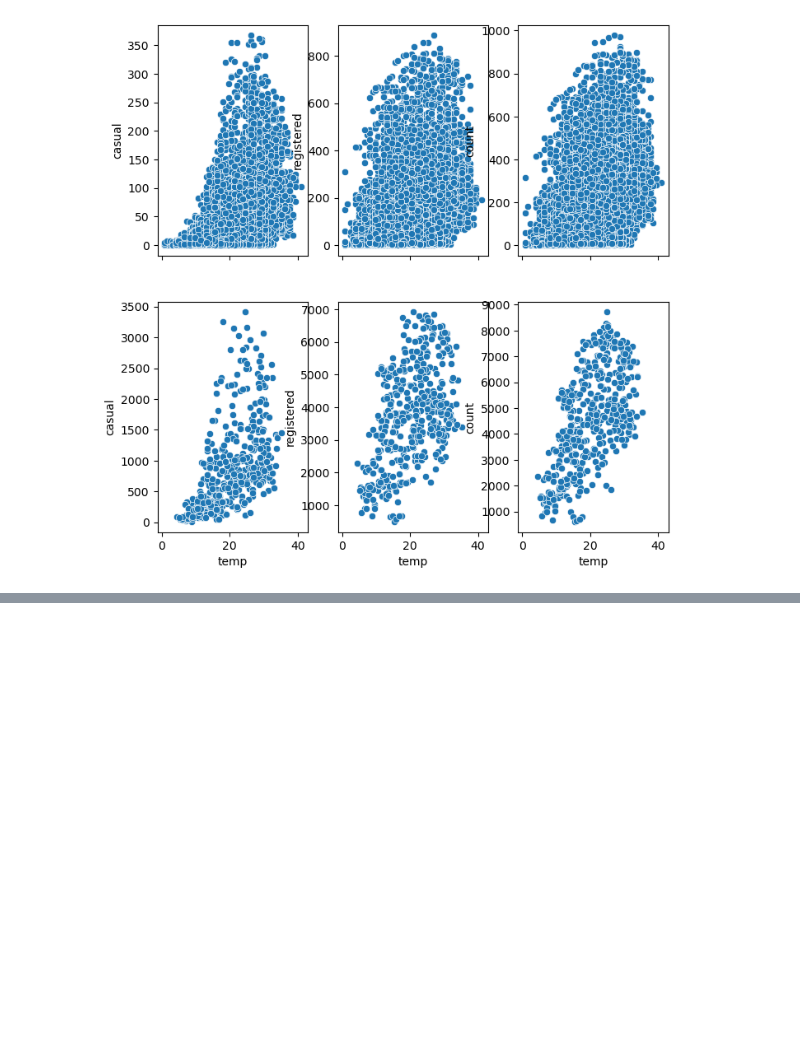
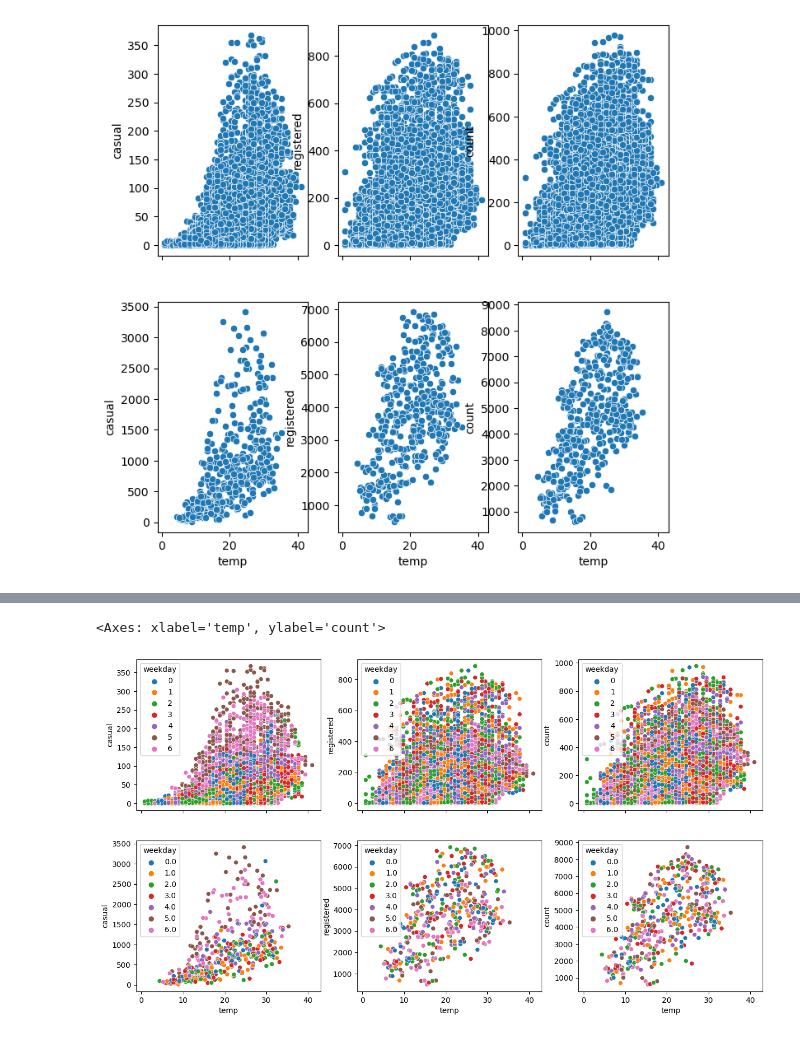
Before and after one commit to TangoMango223/schulich_MBAN6110, a Jupyter notebook: class_files/class8.ipynb, the cells around one changed output, grey strips where cells are left out. Saved outputs shown, nothing was run; the diff lists cells and outputs as text; code cells hidden in the pictures; blank space fills up the shorter version.

```diff
--- a/class_files/class8.ipynb
+++ b/class_files/class8.ipynb
@@ -284,0 +285,13 @@ sns.scatterplot(x='temp', y='count', hue = "weekday", data=bikes_daily, ax=ax6)
+# %%
+# temp and rentals
+
+fig, ((ax1, ax2, ax3),(ax4, ax5, ax6)) = plt.subplots(2,3, figsize=(15,8), sharey=False, sharex=True)
+sns.scatterplot(x='temp', y='casual', hue='weekday', data=bikes, ax=ax1, palette="tab10")
+sns.scatterplot(x='temp', y='registered',  hue='weekday', data=bikes, ax=ax2, palette="tab10")
+sns.scatterplot(x='temp', y='count',  hue='weekday', data=bikes, ax=ax3, palette="tab10")
+sns.scatterplot(x='temp', y='casual',  hue='weekday', data=bikes_daily, ax=ax4, palette="tab10")
+sns.scatterplot(x='temp', y='registered',  hue='weekday', data=bikes_daily, ax=ax5, palette="tab10")
+sns.scatterplot(x='temp', y='count',  hue='weekday', data=bikes_daily, ax=ax6, palette="tab10")
+# %% [output]
+<Axes: xlabel='temp', ylabel='count'>
+[figure, added]
```
Also changed, not shown: parts of 2 cells of this notebook.
